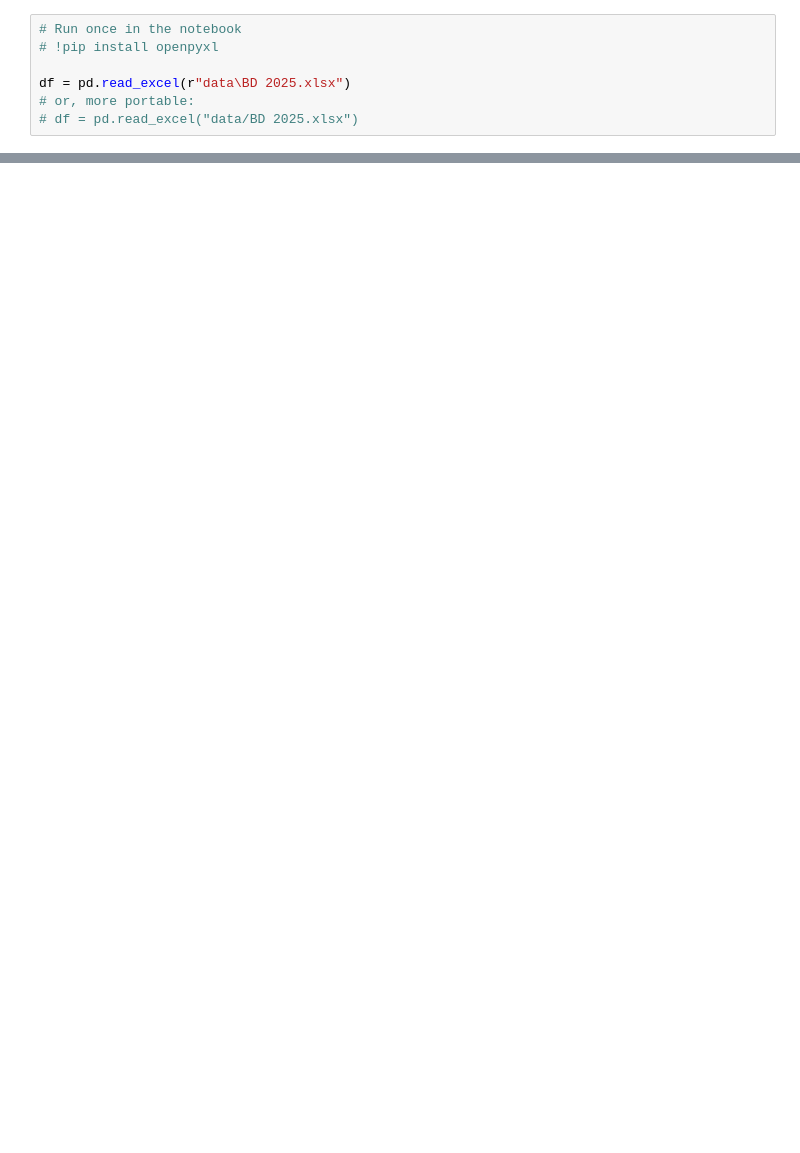
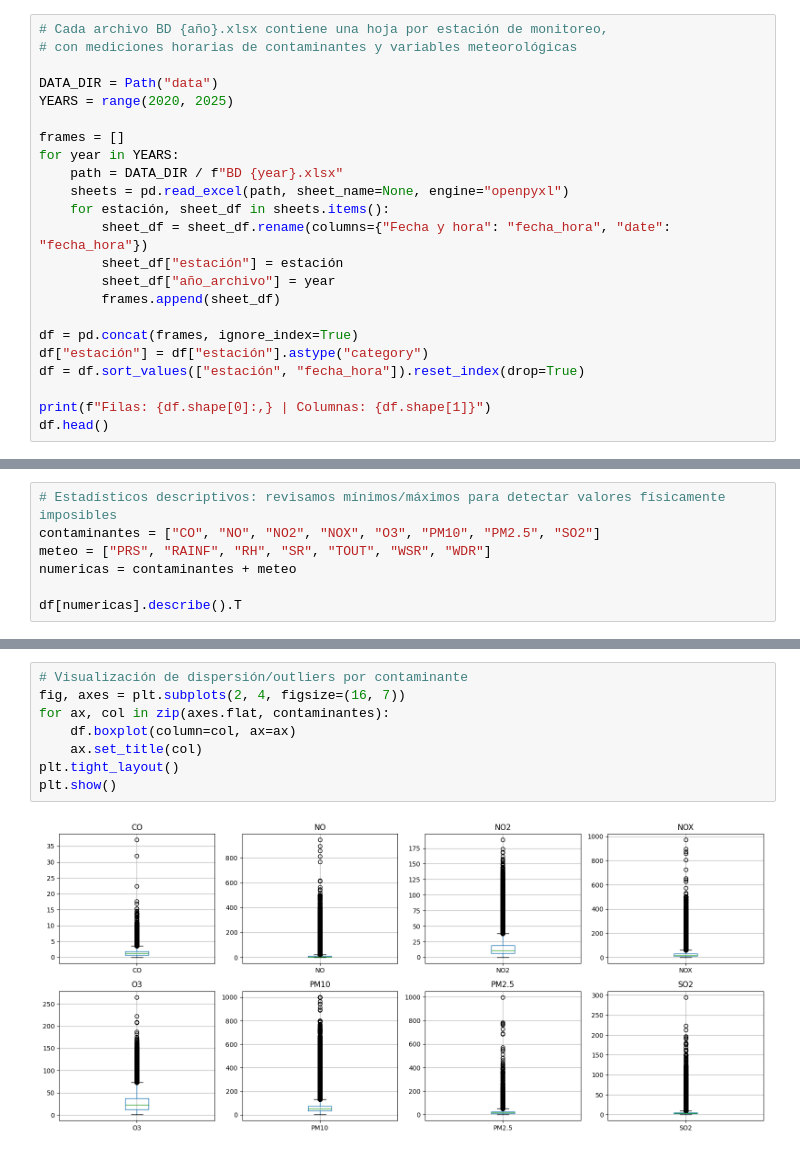
Before and after one commit to andreacldp/Multivariados_SIMA, a Jupyter notebook: limpieza_datos.ipynb, the cells around one changed output, grey strips where cells are left out. Saved outputs shown, nothing was run; the diff lists cells and outputs as text; blank space fills up the shorter version.

```diff
--- a/limpieza_datos.ipynb
+++ b/limpieza_datos.ipynb
@@ -3,8 +9,24 @@ import pandas as pd
 # %%
-# Run once in the notebook
-# !pip install openpyxl
+# Cada archivo BD {año}.xlsx contiene una hoja por estación de monitoreo,
+# con mediciones horarias de contaminantes y variables meteorológicas
 
-df = pd.read_excel(r"data\BD 2025.xlsx")
-# or, more portable:
-# df = pd.read_excel("data/BD 2025.xlsx")
+DATA_DIR = Path("data")
+YEARS = range(2020, 2025)
+
+frames = []
+for year in YEARS:
+    path = DATA_DIR / f"BD {year}.xlsx"
+    sheets = pd.read_excel(path, sheet_name=None, engine="openpyxl")
+    for estación, sheet_df in sheets.items():
+        sheet_df = sheet_df.rename(columns={"Fecha y hora": "fecha_hora", "date": "fecha_hora"})
+        sheet_df["estación"] = estación
+        sheet_df["año_archivo"] = year
+        frames.append(sheet_df)
+
+df = pd.concat(frames, ignore_index=True)
+df["estación"] = df["estación"].astype("category")
+df = df.sort_values(["estación", "fecha_hora"]).reset_index(drop=True)
+
+print(f"Filas: {df.shape[0]:,} | Columnas: {df.shape[1]}")
+df.head()
 # %% [output]
@@ -11,0 +177,7 @@ ImportError: `Import openpyxl` failed.  Use pip or conda to install the openpyxl
+# %%
+# Estadísticos descriptivos: revisamos mínimos/máximos para detectar valores físicamente imposibles
+contaminantes = ["CO", "NO", "NO2", "NOX", "O3", "PM10", "PM2.5", "SO2"]
+meteo = ["PRS", "RAINF", "RH", "SR", "TOUT", "WSR", "WDR"]
+numericas = contaminantes + meteo
+
+df[numericas].describe().T
@@ -11,0 +222,10 @@ ImportError: `Import openpyxl` failed.  Use pip or conda to install the openpyxl
+# %%
+# Visualización de dispersión/outliers por contaminante
+fig, axes = plt.subplots(2, 4, figsize=(16, 7))
+for ax, col in zip(axes.flat, contaminantes):
+    df.boxplot(column=col, ax=ax)
+    ax.set_title(col)
+plt.tight_layout()
+plt.show()
+# %% [output]
+[figure, added]
```
Also changed, not shown: parts of 44 cells of this notebook, 5 other files.
